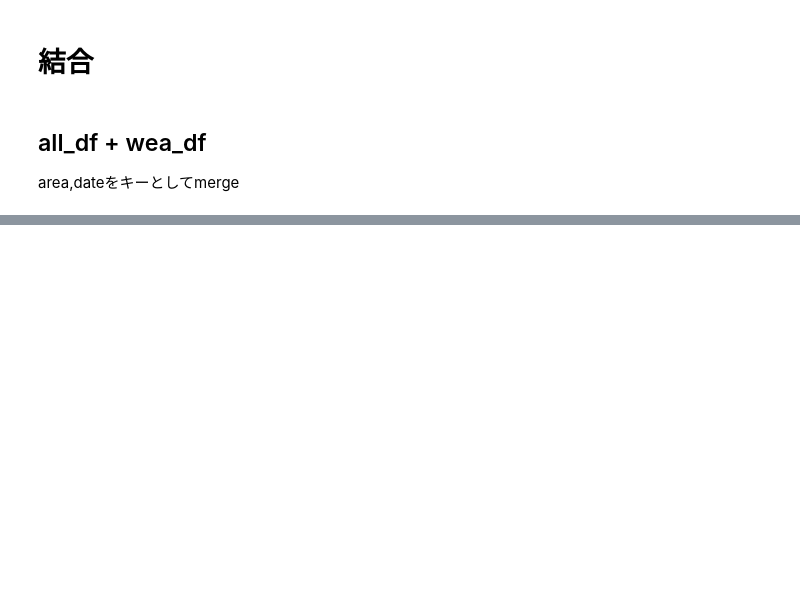
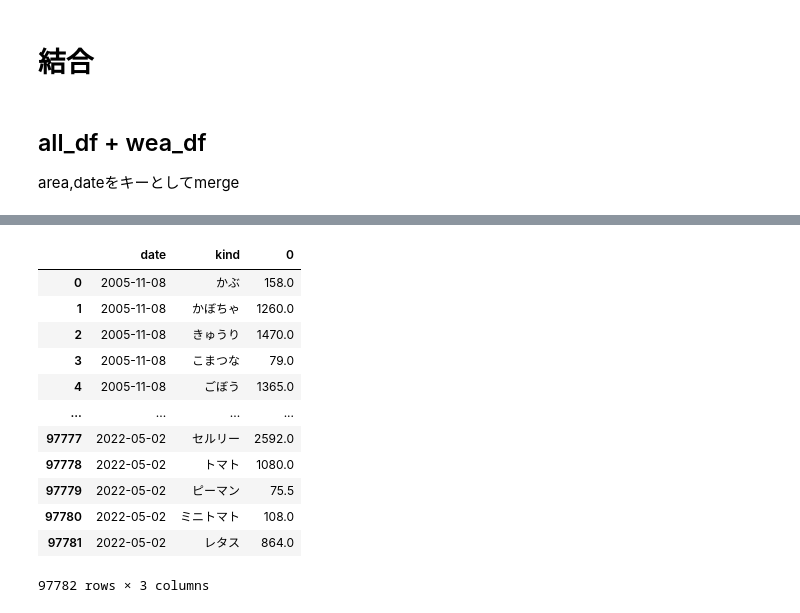
Before and after one commit to snoopy0420/nishika_vegetableprice, a Jupyter notebook: notebooks/FreshVegetable_Preprocess.ipynb, the cells around one changed output, grey strips where cells are left out. Cells and saved outputs as stored; diff of their text form; code cells hidden in the pictures; blank space fills up the shorter version.

```diff
--- a/notebooks/FreshVegetable_Preprocess.ipynb
+++ b/notebooks/FreshVegetable_Preprocess.ipynb
@@ -247,0 +286,16 @@ NameError: name 'df_abx' is not defined
+# %%
+df_wide.shift(1).stack().reset_index()
+# %% [output]
+|  | date | kind | 0 |
+| 0 | 2005-11-08 | かぶ | 158.0 |
+| 1 | 2005-11-08 | かぼちゃ | 1260.0 |
+| 2 | 2005-11-08 | きゅうり | 1470.0 |
+| 3 | 2005-11-08 | こまつな | 79.0 |
+| 4 | 2005-11-08 | ごぼう | 1365.0 |
+| ... | ... | ... | ... |
+| 97777 | 2022-05-02 | セルリー | 2592.0 |
+| 97778 | 2022-05-02 | トマト | 1080.0 |
+| 97779 | 2022-05-02 | ピーマン | 75.5 |
+| 97780 | 2022-05-02 | ミニトマト | 108.0 |
+| 97781 | 2022-05-02 | レタス | 864.0 |
+97782 rows × 3 columns
```
Also changed, not shown: parts of 9 cells of this notebook, 15 other files.
